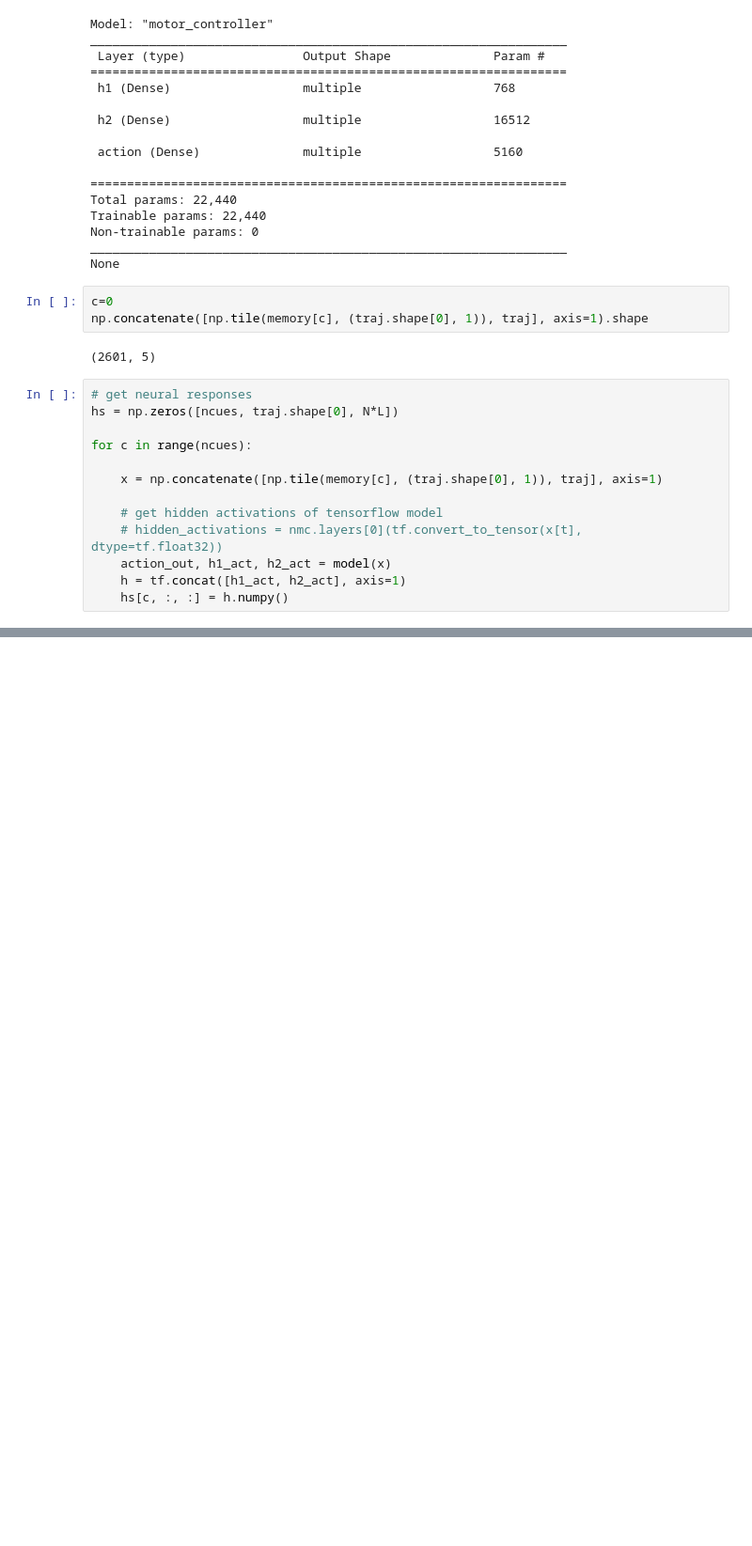
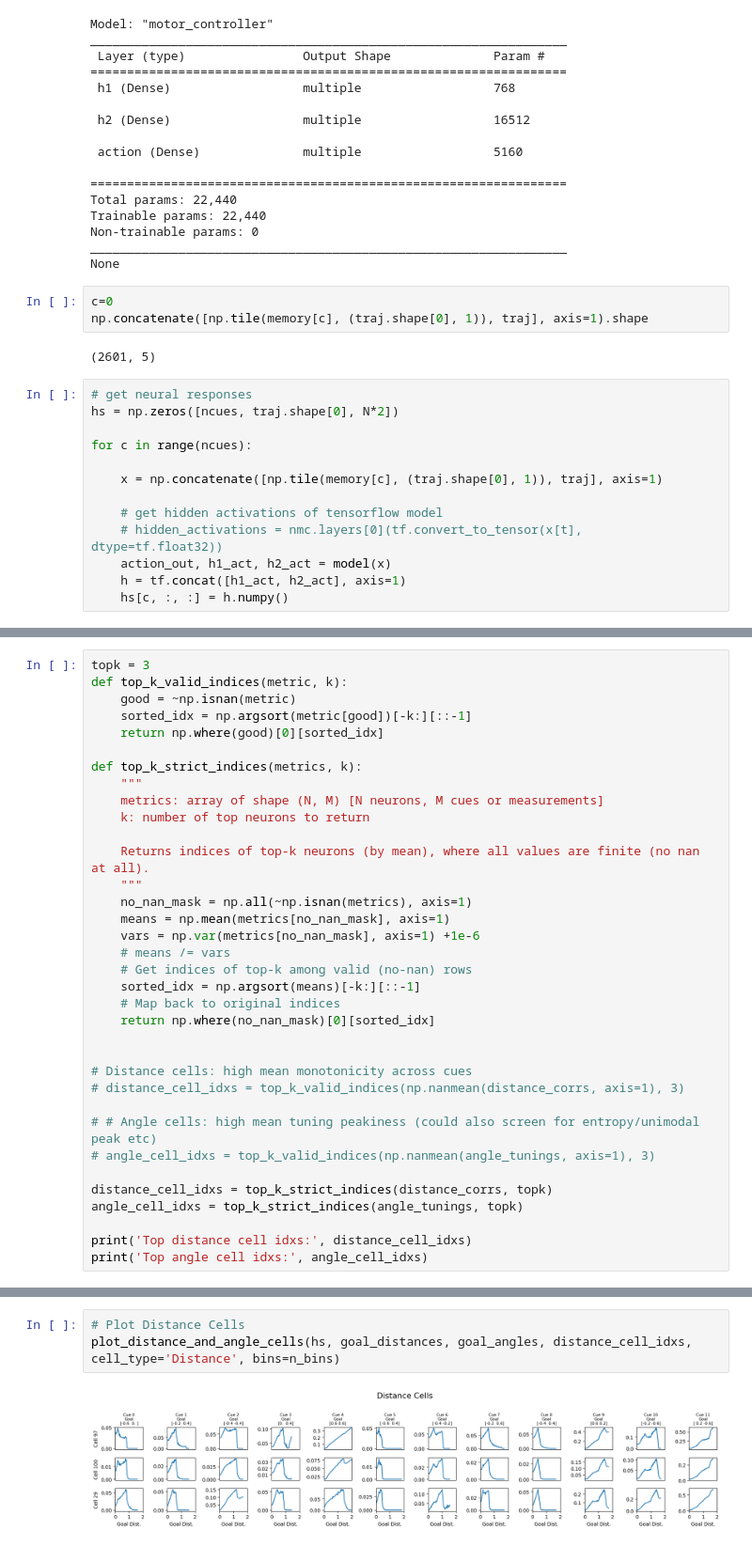
Before and after one commit to mgkumar138/schema4one, a Jupyter notebook: motor_controller/find_cells.ipynb, the cells around one changed output, grey strips where cells are left out. Shown at 94% size. Drawn from its saved outputs; the diff is of its cells as text; blank space fills up the shorter version.

Commit message:
find cells in navigate

```diff
--- a/motor_controller/find_cells.ipynb
+++ b/motor_controller/find_cells.ipynb
@@ -75,7 +75,7 @@ np.concatenate([np.tile(memory[c], (traj.shape[0], 1)), traj], axis=1).shape
 (2601, 5)
 # %%
 # get neural responses
-hs = np.zeros([ncues, traj.shape[0], N*L])
+hs = np.zeros([ncues, traj.shape[0], N*2])
 
 for c in range(ncues):
 
@@ -121,0 +129,35 @@ Y-coding neurons: [ 32  37  58 121]
+# %%
+topk = 3
+def top_k_valid_indices(metric, k):
+    good = ~np.isnan(metric)
+    sorted_idx = np.argsort(metric[good])[-k:][::-1]
+    return np.where(good)[0][sorted_idx]
+
+def top_k_strict_indices(metrics, k):
+    """
+    metrics: array of shape (N, M) [N neurons, M cues or measurements]
+    k: number of top neurons to return
+
+    Returns indices of top-k neurons (by mean), where all values are finite (no nan at all).
+    """
+    no_nan_mask = np.all(~np.isnan(metrics), axis=1)
+    means = np.mean(metrics[no_nan_mask], axis=1)
+    vars = np.var(metrics[no_nan_mask], axis=1) +1e-6
+    # means /= vars
+    # Get indices of top-k among valid (no-nan) rows
+    sorted_idx = np.argsort(means)[-k:][::-1]
+    # Map back to original indices
+    return np.where(no_nan_mask)[0][sorted_idx]
+
+
+# Distance cells: high mean monotonicity across cues
+# distance_cell_idxs = top_k_valid_indices(np.nanmean(distance_corrs, axis=1), 3)
+
+# # Angle cells: high mean tuning peakiness (could also screen for entropy/unimodal peak etc)
+# angle_cell_idxs = top_k_valid_indices(np.nanmean(angle_tunings, axis=1), 3)
+
+distance_cell_idxs = top_k_strict_indices(distance_corrs, topk)
+angle_cell_idxs = top_k_strict_indices(angle_tunings, topk)
+
+print('Top distance cell idxs:', distance_cell_idxs)
+print('Top angle cell idxs:', angle_cell_idxs)
@@ -121,0 +214,5 @@ Y-coding neurons: [ 32  37  58 121]
+# %%
+# Plot Distance Cells
+plot_distance_and_angle_cells(hs, goal_distances, goal_angles, distance_cell_idxs, cell_type='Distance', bins=n_bins)
+# %% [output]
+[figure, added]
```
Also changed, not shown: parts of 6 cells of this notebook, 2 other files.
